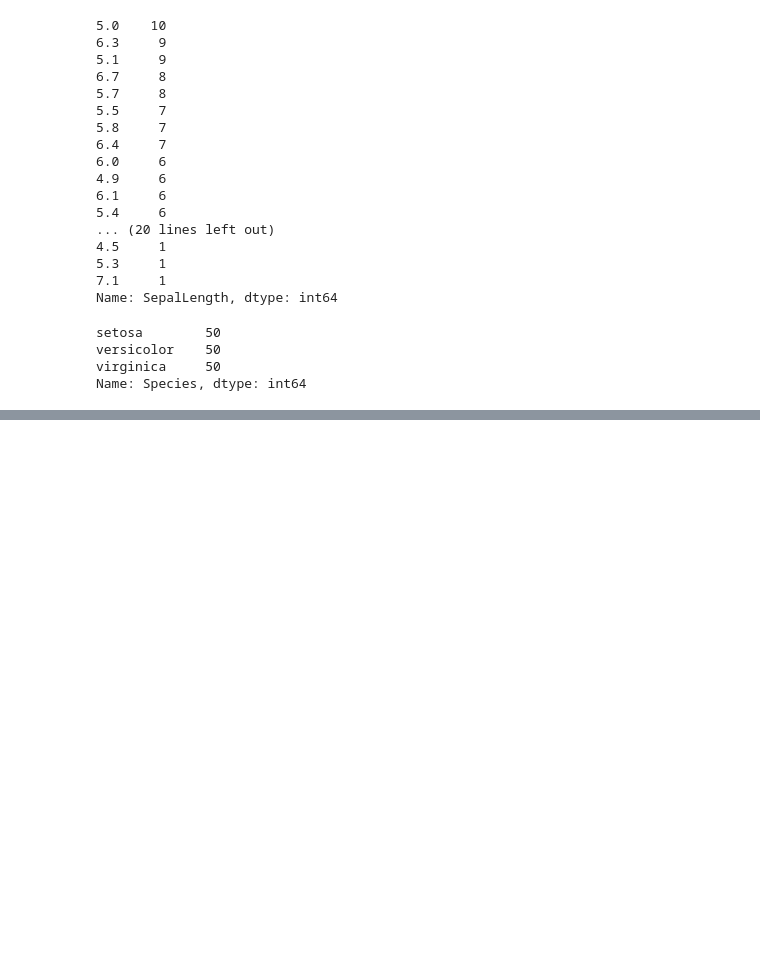
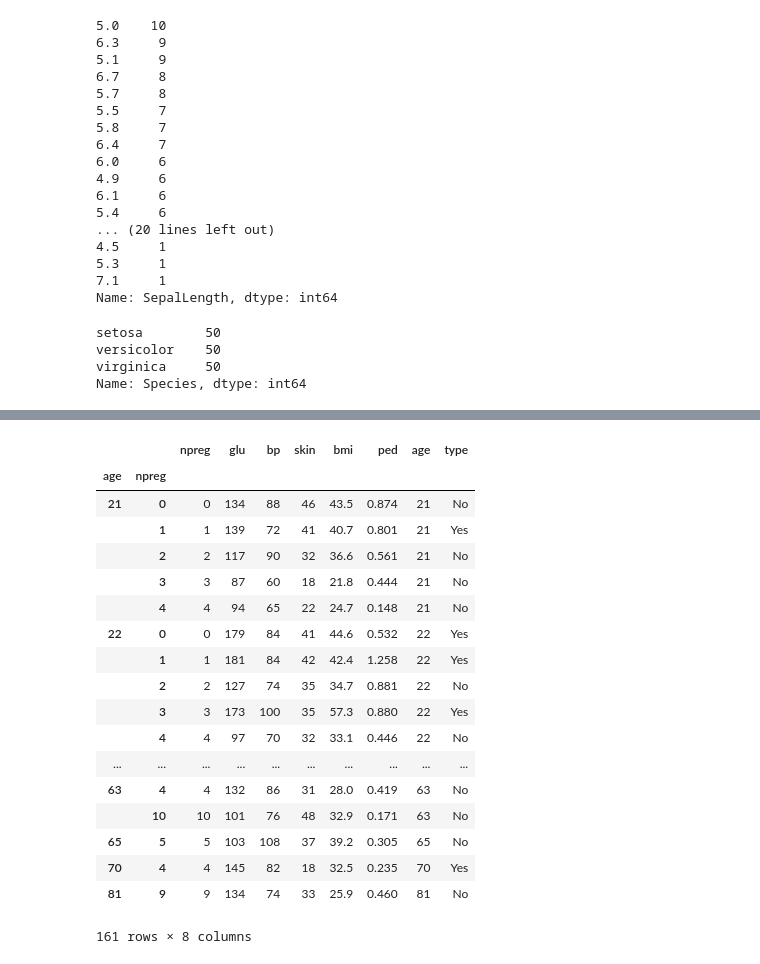
Before and after one commit to silverstone1903/Pandas-Giris, a Jupyter notebook: Pandas.ipynb, the cells around one changed output, grey strips where cells are left out. Drawn from its saved outputs; the diff is of its cells as text; code cells hidden in the pictures; blank space fills up the shorter version.

Commit message:
Group by, apply, transform ornekleri eklendi

```diff
--- a/Pandas.ipynb
+++ b/Pandas.ipynb
@@ -793,0 +860,2 @@ pd.pivot(index=iris.index, columns=iris.Species, values=iris.SepalLength).fillna
+# %%
+diabet = pd.read_csv("https://raw.github.com/vincentarelbundock/Rdatasets/master/csv/MASS/Pima.te.csv")
@@ -793,0 +892,2 @@ pd.pivot(index=iris.index, columns=iris.Species, values=iris.SepalLength).fillna
+# %%
+diabet = diabet.drop(["Unnamed: 0"], axis=1)
@@ -793,0 +1137,22 @@ pd.pivot(index=iris.index, columns=iris.Species, values=iris.SepalLength).fillna
+# %%
+diabet.groupby(["age", "npreg"]).apply(np.max)
+# %% [output]
+|  |  | npreg | glu | bp | skin | bmi | ped | age | type |
+| age | npreg |  |  |  |  |  |  |  |  |
+| 21 | 0 | 0 | 134 | 88 | 46 | 43.5 | 0.874 | 21 | No |
+|  | 1 | 1 | 139 | 72 | 41 | 40.7 | 0.801 | 21 | Yes |
+|  | 2 | 2 | 117 | 90 | 32 | 36.6 | 0.561 | 21 | No |
+|  | 3 | 3 | 87 | 60 | 18 | 21.8 | 0.444 | 21 | No |
+|  | 4 | 4 | 94 | 65 | 22 | 24.7 | 0.148 | 21 | No |
+| 22 | 0 | 0 | 179 | 84 | 41 | 44.6 | 0.532 | 22 | Yes |
+|  | 1 | 1 | 181 | 84 | 42 | 42.4 | 1.258 | 22 | Yes |
+|  | 2 | 2 | 127 | 74 | 35 | 34.7 | 0.881 | 22 | No |
+|  | 3 | 3 | 173 | 100 | 35 | 57.3 | 0.880 | 22 | Yes |
+|  | 4 | 4 | 97 | 70 | 32 | 33.1 | 0.446 | 22 | No |
+| ... | ... | ... | ... | ... | ... | ... | ... | ... | ... |
+| 63 | 4 | 4 | 132 | 86 | 31 | 28.0 | 0.419 | 63 | No |
+|  | 10 | 10 | 101 | 76 | 48 | 32.9 | 0.171 | 63 | No |
+| 65 | 5 | 5 | 103 | 108 | 37 | 39.2 | 0.305 | 65 | No |
+| 70 | 4 | 4 | 145 | 82 | 18 | 32.5 | 0.235 | 70 | Yes |
+| 81 | 9 | 9 | 134 | 74 | 33 | 25.9 | 0.460 | 81 | No |
+161 rows × 8 columns
```
Also changed, not shown: parts of 45 cells of this notebook.
